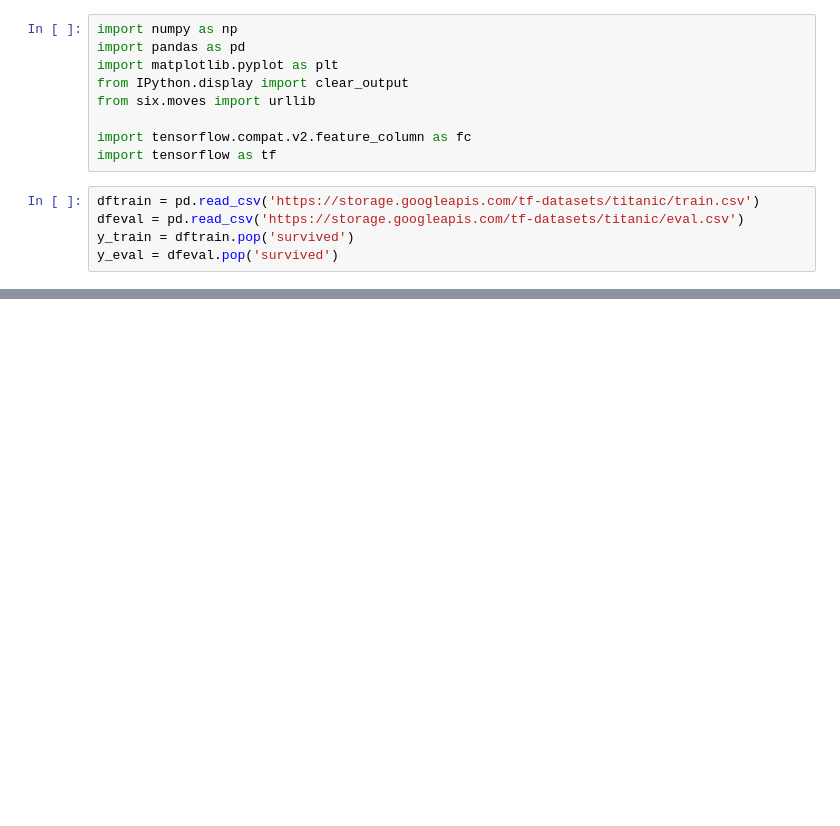
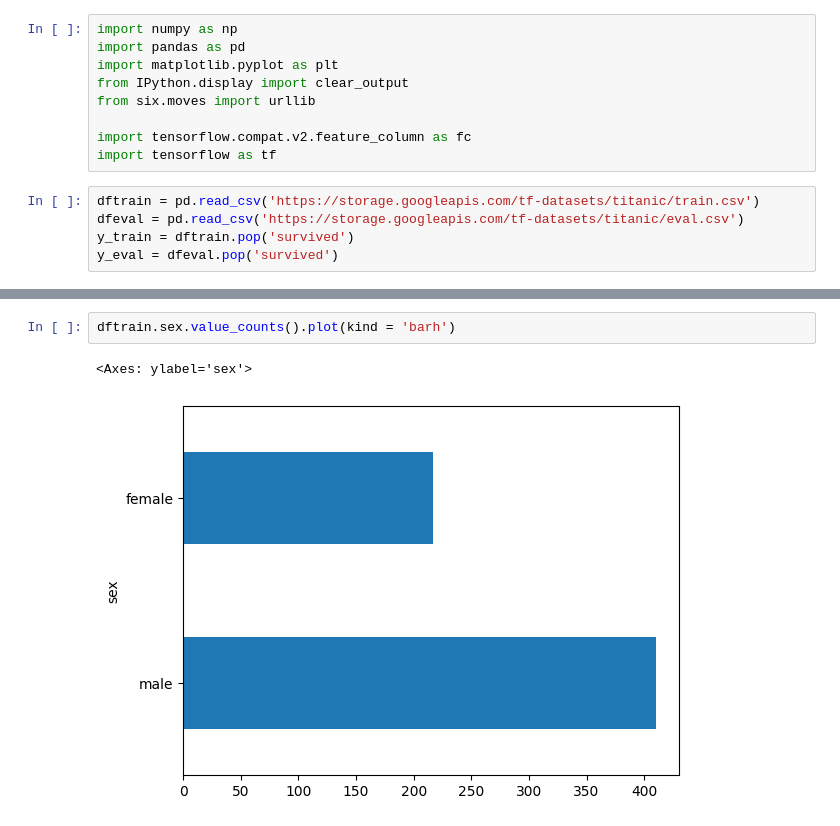
Before and after one commit to samratrajsharma/Deep_Learning, a Jupyter notebook: TensorFlow.ipynb, the cells around one changed output, grey strips where cells are left out. Cells and saved outputs as stored; diff of their text form; blank space fills up the shorter version.

```diff
--- a/TensorFlow.ipynb
+++ b/TensorFlow.ipynb
@@ -39,0 +73,5 @@ y_eval = dfeval.pop('survived')
+# %%
+dftrain.sex.value_counts().plot(kind = 'barh')
+# %% [output]
+<Axes: ylabel='sex'>
+[figure, added]
```
Also changed, not shown: parts of 10 cells of this notebook.
